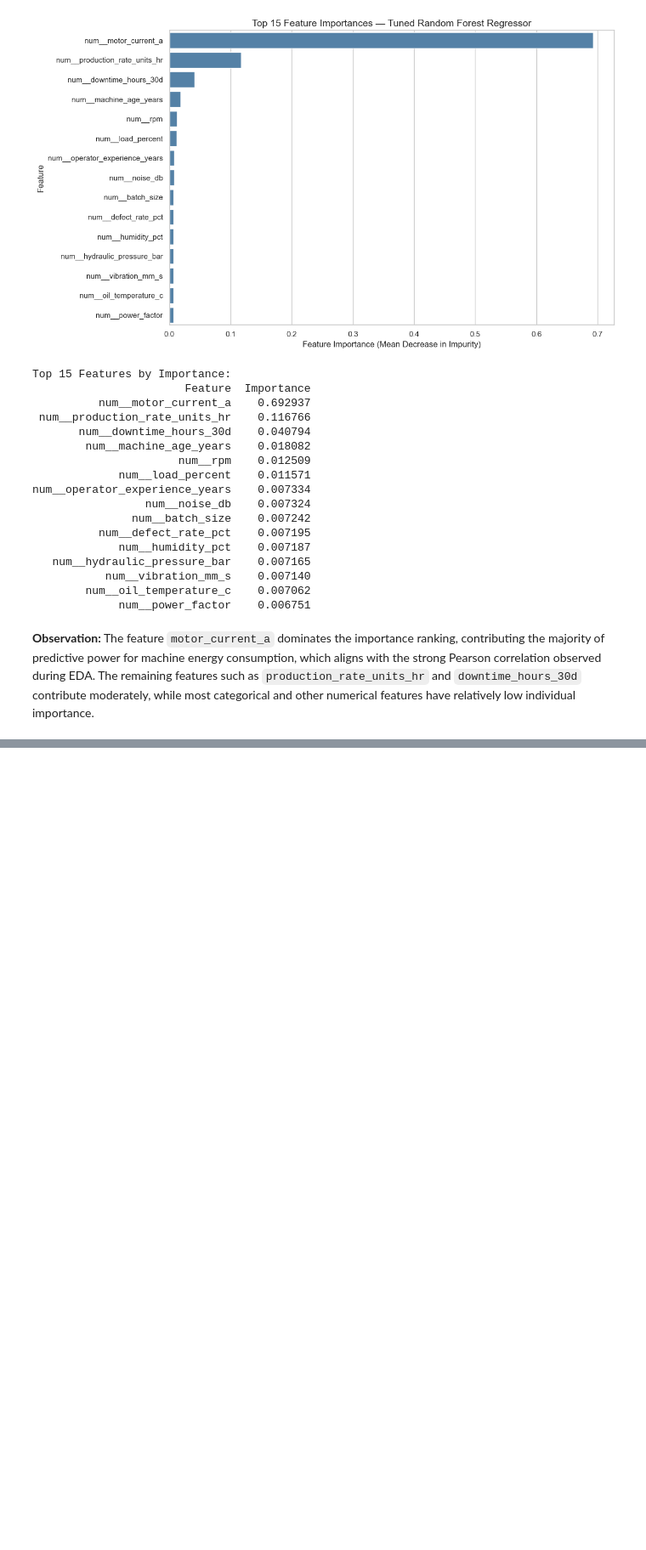
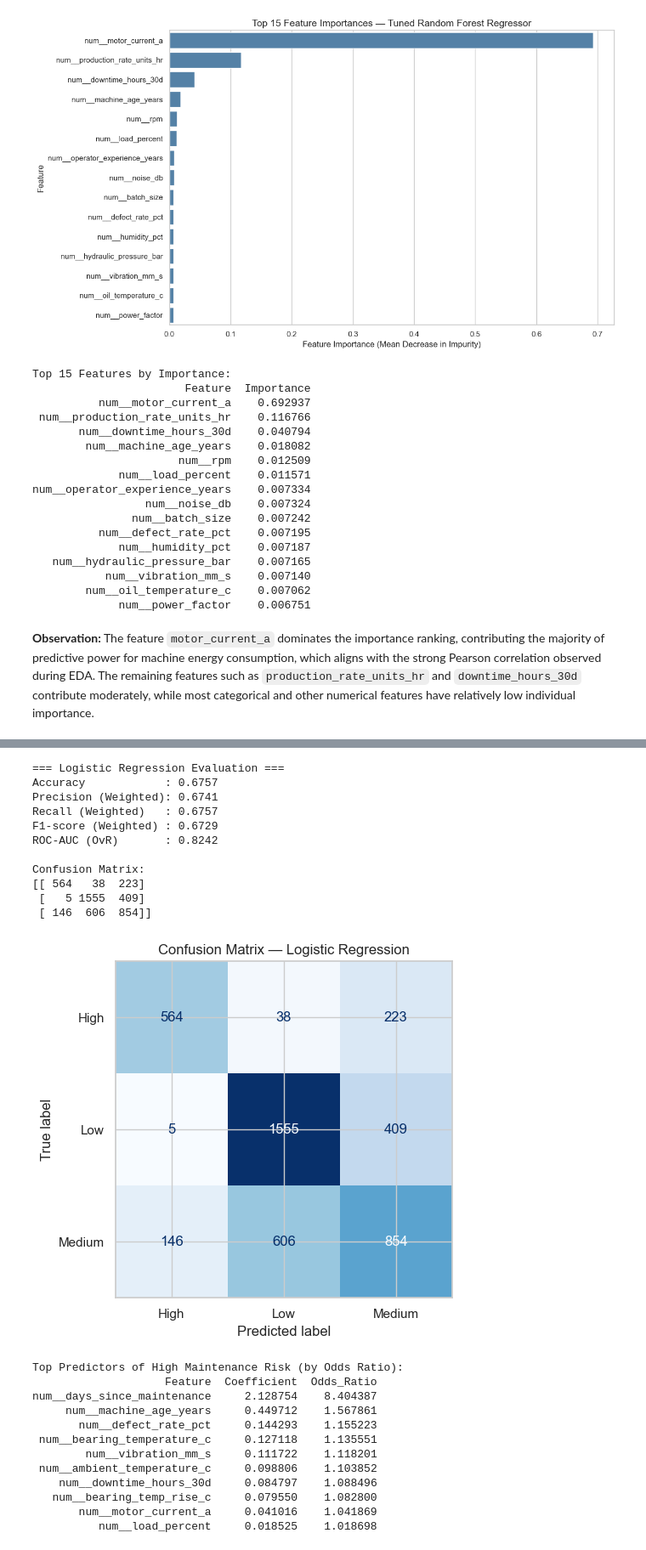
Before and after one commit to varanasirohit2006/Case_Study_Machine_Learning, a Jupyter notebook: Review1.ipynb, the cells around one changed output, grey strips where cells are left out. Shown at 85% size. Drawn from its saved outputs; the diff is of its cells as text; code cells hidden in the pictures; blank space fills up the shorter version.

Commit message:
implement Section D Part-A classifiers, confusion matrices, and D2 comparison table

```diff
--- a/Review1.ipynb
+++ b/Review1.ipynb
@@ -2784,0 +2864,61 @@ num__operator_experience_years    0.007334
+# %%
+from sklearn.linear_model import LogisticRegression
+
+# 1. Train Multinomial Logistic Regression model
+logistic_model = LogisticRegression(
+    max_iter=1000,
+    random_state=42
+)
+
+logistic_model.fit(X_class_train_processed, y_class_train)
+
+# Predict classes and probability estimates
+y_pred_logistic = logistic_model.predict(X_class_test_processed)
+y_prob_logistic = logistic_model.predict_proba(X_class_test_processed)
+
+# Evaluate metrics
+evaluate_classifier(
+    "Logistic Regression",
+    y_class_test,
+    y_pred_logistic,
+    y_prob_logistic
+)
+
+# Interpret Coefficients & Odds Ratios for High Maintenance Risk (class 0)
+feature_names = class_preprocessor.get_feature_names_out()
+high_risk_coef = logistic_model.coef_[0]
+odds_ratios = np.exp(high_risk_coef)
+
+coef_df = pd.DataFrame({
+    "Feature": feature_names,
+    "Coefficient": high_risk_coef,
+    "Odds_Ratio": odds_ratios
+}).sort_values(by="Odds_Ratio", ascending=False)
+
+print("\nTop Predictors of High Maintenance Risk (by Odds Ratio):")
+print(coef_df.head(10).to_string(index=False))
+# %% [output]
+=== Logistic Regression Evaluation ===
+Accuracy            : 0.6757
+Precision (Weighted): 0.6741
+Recall (Weighted)   : 0.6757
+F1-score (Weighted) : 0.6729
+ROC-AUC (OvR)       : 0.8242
+
+Confusion Matrix:
+[[ 564   38  223]
+ [   5 1555  409]
+ [ 146  606  854]]
+[figure, added]
+Top Predictors of High Maintenance Risk (by Odds Ratio):
+                    Feature  Coefficient  Odds_Ratio
+num__days_since_maintenance     2.128754    8.404387
+     num__machine_age_years     0.449712    1.567861
+       num__defect_rate_pct     0.144293    1.155223
+ num__bearing_temperature_c     0.127118    1.135551
+        num__vibration_mm_s     0.111722    1.118201
+ num__ambient_temperature_c     0.098806    1.103852
+    num__downtime_hours_30d     0.084797    1.088496
+   num__bearing_temp_rise_c     0.079550    1.082800
+       num__motor_current_a     0.041016    1.041869
+          num__load_percent     0.018525    1.018698
```
Also changed, not shown: parts of 22 cells of this notebook.
